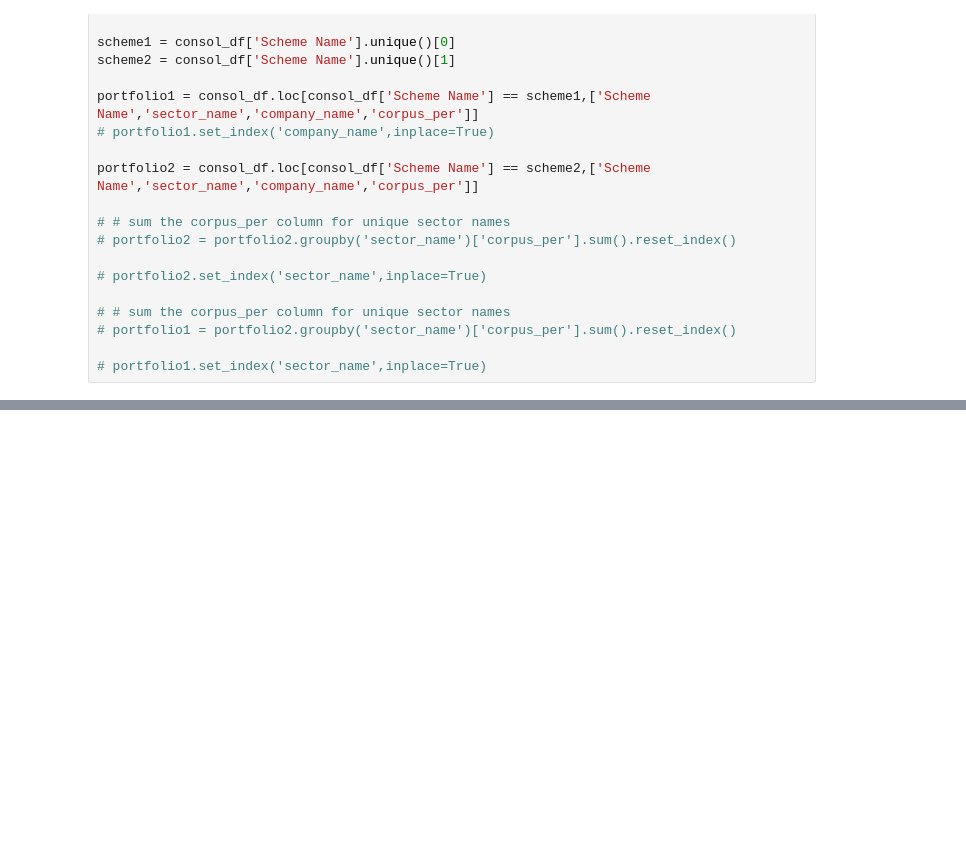
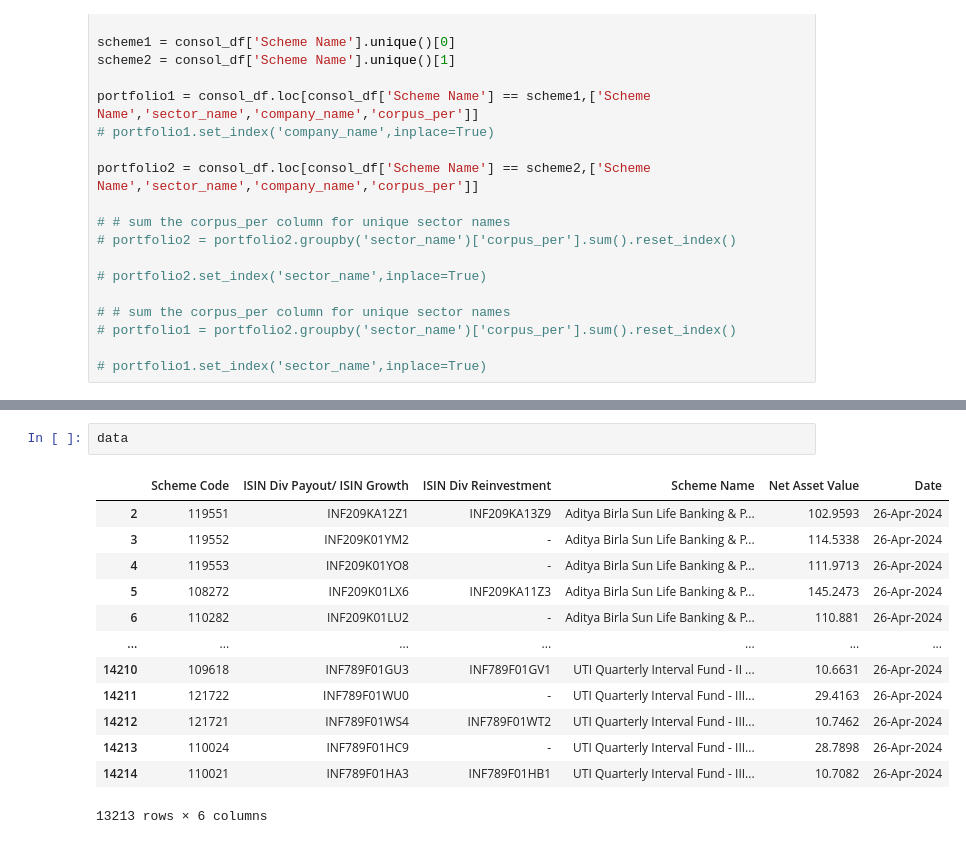
Before and after one commit to ansingh16/MF_analysis, a Jupyter notebook: Preprocess.ipynb, the cells around one changed output, grey strips where cells are left out. Saved outputs shown, nothing was run; the diff lists cells and outputs as text; blank space fills up the shorter version.

```diff
--- a/Preprocess.ipynb
+++ b/Preprocess.ipynb
@@ -415,0 +385,16 @@ Index(['Scheme Name', 'Scheme Category', 'Company', 'Sector Name',
+# %%
+data
+# %% [output]
+|  | Scheme Code | ISIN Div Payout/ ISIN Growth | ISIN Div Reinvestment | Scheme Name | Net Asset Value | Date |
+| 2 | 119551 | INF209KA12Z1 | INF209KA13Z9 | Aditya Birla Sun Life Banking & P... | 102.9593 | 26-Apr-2024 |
+| 3 | 119552 | INF209K01YM2 | - | Aditya Birla Sun Life Banking & P... | 114.5338 | 26-Apr-2024 |
+| 4 | 119553 | INF209K01YO8 | - | Aditya Birla Sun Life Banking & P... | 111.9713 | 26-Apr-2024 |
+| 5 | 108272 | INF209K01LX6 | INF209KA11Z3 | Aditya Birla Sun Life Banking & P... | 145.2473 | 26-Apr-2024 |
+| 6 | 110282 | INF209K01LU2 | - | Aditya Birla Sun Life Banking & P... | 110.881 | 26-Apr-2024 |
+| ... | ... | ... | ... | ... | ... | ... |
+| 14210 | 109618 | INF789F01GU3 | INF789F01GV1 | UTI Quarterly Interval Fund - II ... | 10.6631 | 26-Apr-2024 |
+| 14211 | 121722 | INF789F01WU0 | - | UTI Quarterly Interval Fund - III... | 29.4163 | 26-Apr-2024 |
+| 14212 | 121721 | INF789F01WS4 | INF789F01WT2 | UTI Quarterly Interval Fund - III... | 10.7462 | 26-Apr-2024 |
+| 14213 | 110024 | INF789F01HC9 | - | UTI Quarterly Interval Fund - III... | 28.7898 | 26-Apr-2024 |
+| 14214 | 110021 | INF789F01HA3 | INF789F01HB1 | UTI Quarterly Interval Fund - III... | 10.7082 | 26-Apr-2024 |
+13213 rows × 6 columns
```
Also changed, not shown: parts of 7 cells of this notebook, 3 other files.
